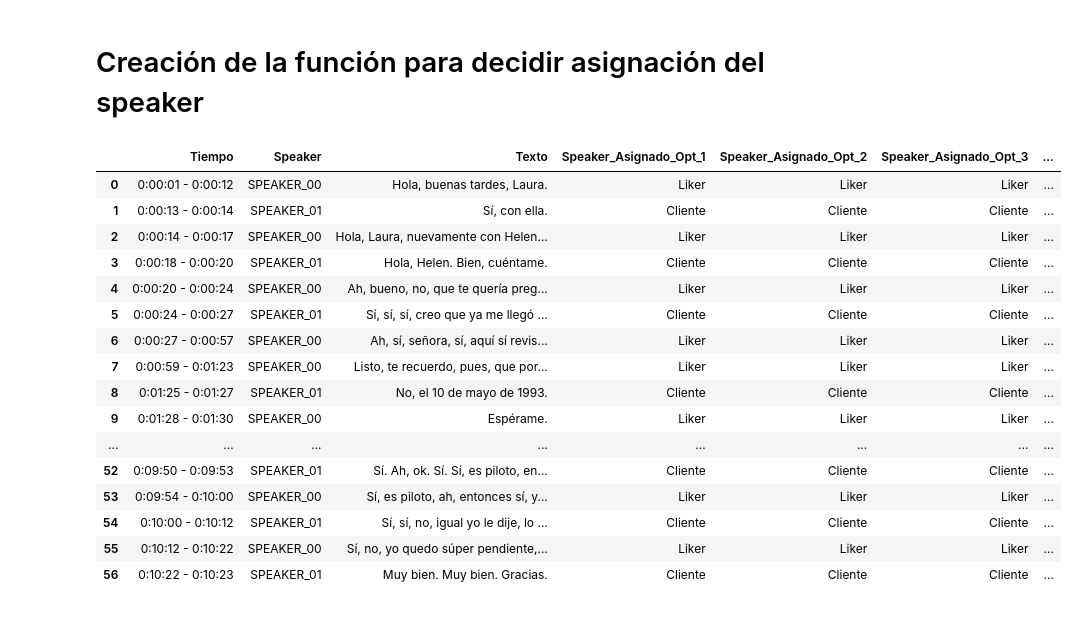
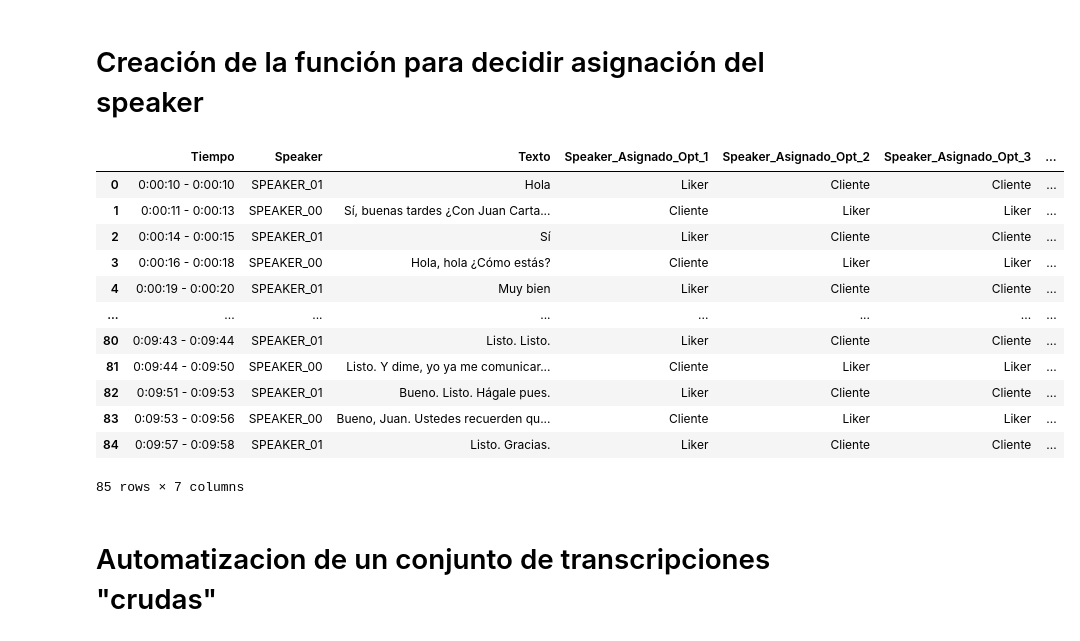
Before and after one commit to lromero22/GenIA, a Jupyter notebook: SpeechToText/LikerIdentification/Liker_Identification_Final.ipynb, the cells around one changed output. Saved outputs shown, nothing was run; the diff lists cells and outputs as text; code cells hidden in the pictures.

Commit message:
Finishing function to map speakers into a txt

```diff
--- a/SpeechToText/LikerIdentification/Liker_Identification_Final.ipynb
+++ b/SpeechToText/LikerIdentification/Liker_Identification_Final.ipynb
@@ -237,7 +240,7 @@ def Speaker_Asignation(file_path, write_txt = True, keep_strategies = True, Word
 
     # Asignacion final del speaker
     bool_df = transcript_df[["Speaker_Asignado_Opt_1", "Speaker_Asignado_Opt_2", "Speaker_Asignado_Opt_3"]].apply(lambda x: x == "Liker")
-    transcript_df["Speaker_Asignado"] = np.where(np.sum(bool_df, axis = 1) == 2, "[Liker  ]:", "[Cliente]:")
+    transcript_df["Speaker_Asignado"] = np.where(np.sum(bool_df, axis = 1).between(2, 3), "[Liker  ]:", "[Cliente]:")
 
     # Elimnacion de columnas para asignacion final (en caso de requerirse)
     if not keep_strategies:
@@ -255,23 +258,22 @@ def Speaker_Asignation(file_path, write_txt = True, keep_strategies = True, Word
 
     # print("Los textos se han escrito en el archivo {}.".format(nombre_archivo))
     return {"Transcripted_Df": transcript_df, "Word_Count": words_per_speaker, "Num_Matches": num_matches}
-# %%
-Speaker_Asignation("Raw_Transcriptions/" + files[1])["Transcripted_Df"]
-# %% [output]
-|  | Tiempo | Speaker | Texto | Speaker_Asignado_Opt_1 | Speaker_Asignado_Opt_2 | Speaker_Asignado_Opt_3 | ... |
-| 0 | 0:00:01 - 0:00:12 | SPEAKER_00 | Hola, buenas tardes, Laura. | Liker | Liker | Liker | ... |
-| 1 | 0:00:13 - 0:00:14 | SPEAKER_01 | Sí, con ella. | Cliente | Cliente | Cliente | ... |
-| 2 | 0:00:14 - 0:00:17 | SPEAKER_00 | Hola, Laura, nuevamente con Helen... | Liker | Liker | Liker | ... |
-| 3 | 0:00:18 - 0:00:20 | SPEAKER_01 | Hola, Helen. Bien, cuéntame. | Cliente | Cliente | Cliente | ... |
-| 4 | 0:00:20 - 0:00:24 | SPEAKER_00 | Ah, bueno, no, que te quería preg... | Liker | Liker | Liker | ... |
-| 5 | 0:00:24 - 0:00:27 | SPEAKER_01 | Sí, sí, sí, creo que ya me llegó ... | Cliente | Cliente | Cliente | ... |
-| 6 | 0:00:27 - 0:00:57 | SPEAKER_00 | Ah, sí, señora, sí, aquí sí revis... | Liker | Liker | Liker | ... |
-| 7 | 0:00:59 - 0:01:23 | SPEAKER_00 | Listo, te recuerdo, pues, que por... | Liker | Liker | Liker | ... |
-| 8 | 0:01:25 - 0:01:27 | SPEAKER_01 | No, el 10 de mayo de 1993. | Cliente | Cliente | Cliente | ... |
-| 9 | 0:01:28 - 0:01:30 | SPEAKER_00 | Espérame. | Liker | Liker | Liker | ... |
-| ... | ... | ... | ... | ... | ... | ... | ... |
-| 52 | 0:09:50 - 0:09:53 | SPEAKER_01 | Sí. Ah, ok. Sí. Sí, es piloto, en... | Cliente | Cliente | Cliente | ... |
-| 53 | 0:09:54 - 0:10:00 | SPEAKER_00 | Sí, es piloto, ah, entonces sí, y... | Liker | Liker | Liker | ... |
-| 54 | 0:10:00 - 0:10:12 | SPEAKER_01 | Sí, sí, no, igual yo le dije, lo ... | Cliente | Cliente | Cliente | ... |
-| 55 | 0:10:12 - 0:10:22 | SPEAKER_00 | Sí, no, yo quedo súper pendiente,... | Liker | Liker | Liker | ... |
-| 56 | 0:10:22 - 0:10:23 | SPEAKER_01 | Muy bien. Muy bien. Gracias. | Cliente | Cliente | Cliente | ... |
+# %%
+# Probando la funcion
+Speaker_Asignation("Raw_Transcriptions/" + files[0], write_txt=False)["Transcripted_Df"]
+# %% [output]
+|  | Tiempo | Speaker | Texto | Speaker_Asignado_Opt_1 | Speaker_Asignado_Opt_2 | Speaker_Asignado_Opt_3 | ... |
+| 0 | 0:00:10 - 0:00:10 | SPEAKER_01 | Hola | Liker | Cliente | Cliente | ... |
+| 1 | 0:00:11 - 0:00:13 | SPEAKER_00 | Sí, buenas tardes ¿Con Juan Carta... | Cliente | Liker | Liker | ... |
+| 2 | 0:00:14 - 0:00:15 | SPEAKER_01 | Sí | Liker | Cliente | Cliente | ... |
+| 3 | 0:00:16 - 0:00:18 | SPEAKER_00 | Hola, hola ¿Cómo estás? | Cliente | Liker | Liker | ... |
+| 4 | 0:00:19 - 0:00:20 | SPEAKER_01 | Muy bien | Liker | Cliente | Cliente | ... |
+| ... | ... | ... | ... | ... | ... | ... | ... |
+| 80 | 0:09:43 - 0:09:44 | SPEAKER_01 | Listo. Listo. | Liker | Cliente | Cliente | ... |
+| 81 | 0:09:44 - 0:09:50 | SPEAKER_00 | Listo. Y dime, yo ya me comunicar... | Cliente | Liker | Liker | ... |
+| 82 | 0:09:51 - 0:09:53 | SPEAKER_01 | Bueno. Listo. Hágale pues. | Liker | Cliente | Cliente | ... |
+| 83 | 0:09:53 - 0:09:56 | SPEAKER_00 | Bueno, Juan. Ustedes recuerden qu... | Cliente | Liker | Liker | ... |
+| 84 | 0:09:57 - 0:09:58 | SPEAKER_01 | Listo. Gracias. | Liker | Cliente | Cliente | ... |
+85 rows × 7 columns
+# %% [markdown]
+# Automatizacion de un conjunto de transcripciones "crudas"
```
Also changed, not shown: parts of 2 cells of this notebook.
